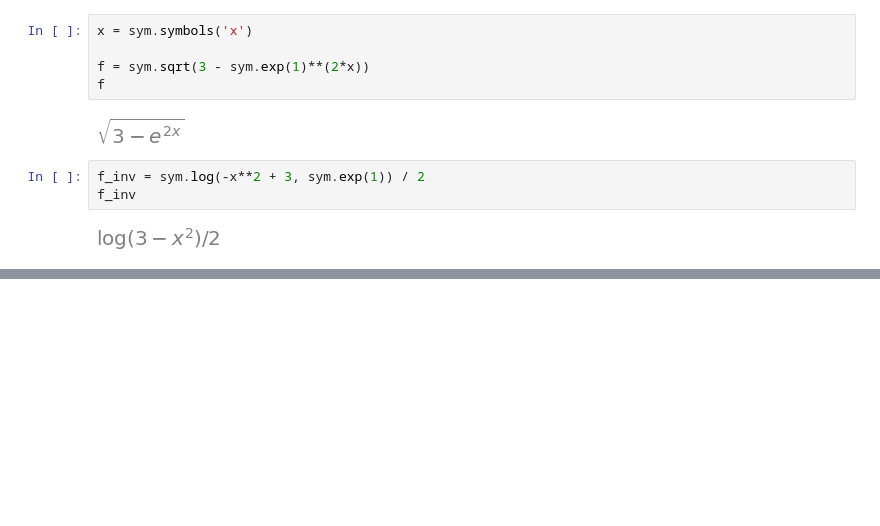
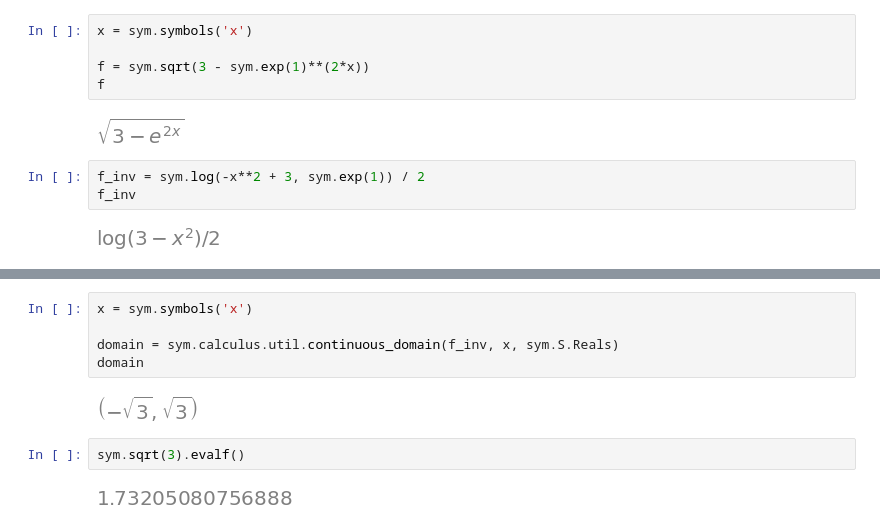
Before and after one commit to PaulToronto/Johns-Hopkins-Coursera-Applied-Calculus-With-Python, a Jupyter notebook: 2_2_Exponential_and_Logarithmic_Functions.ipynb, the cells around one changed output, grey strips where cells are left out. Cells and saved outputs as stored; diff of their text form; blank space fills up the shorter version.

```diff
--- a/2_2_Exponential_and_Logarithmic_Functions.ipynb
+++ b/2_2_Exponential_and_Logarithmic_Functions.ipynb
@@ -695,0 +727,11 @@ p.show()
+# %%
+x = sym.symbols('x')
+
+domain = sym.calculus.util.continuous_domain(f_inv, x, sym.S.Reals)
+domain
+# %% [output]
+[figure, added]
+# %%
+sym.sqrt(3).evalf()
+# %% [output]
+[figure, added]
```
Also changed, not shown: parts of 7 cells of this notebook.
